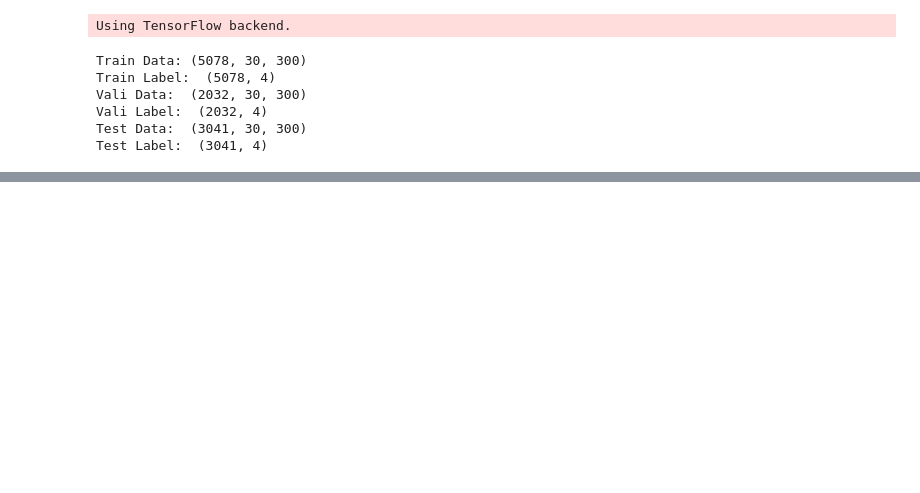
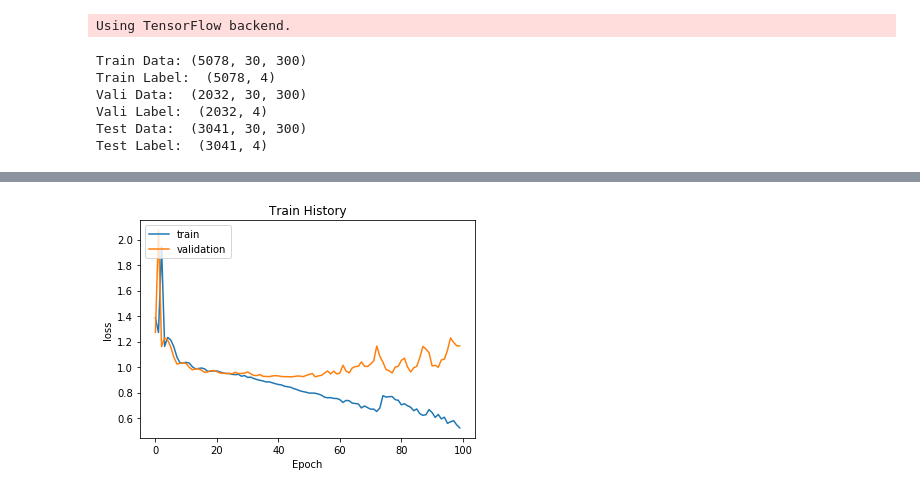
Before and after one commit to yanshuolee/ECG-AF-Detection, a Jupyter notebook: LSTM.ipynb, the cells around one changed output, grey strips where cells are left out. Drawn from its saved outputs; the diff is of its cells as text; code cells hidden in the pictures; blank space fills up the shorter version.

```diff
--- a/LSTM.ipynb
+++ b/LSTM.ipynb
@@ -102,0 +127,4 @@ Epoch 80/80
+# %%
+show_plot('loss', train_history)
+# %% [output]
+[figure, added]
```
Also changed, not shown: parts of 5 cells of this notebook, 3 other files.
